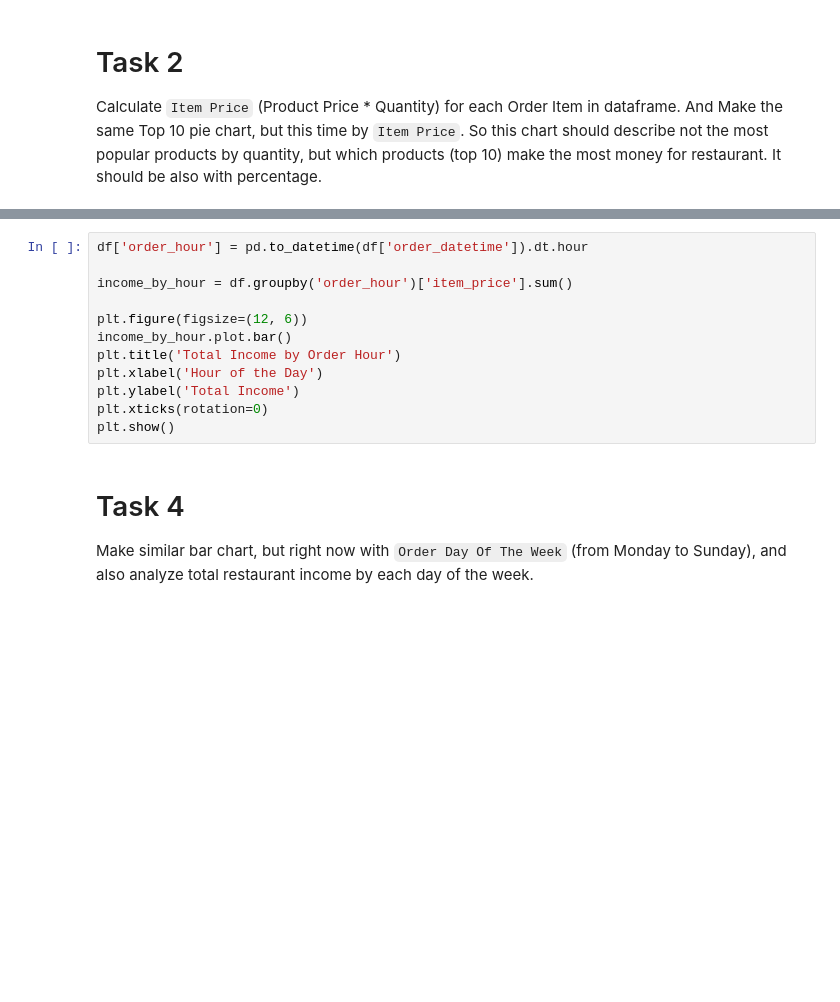
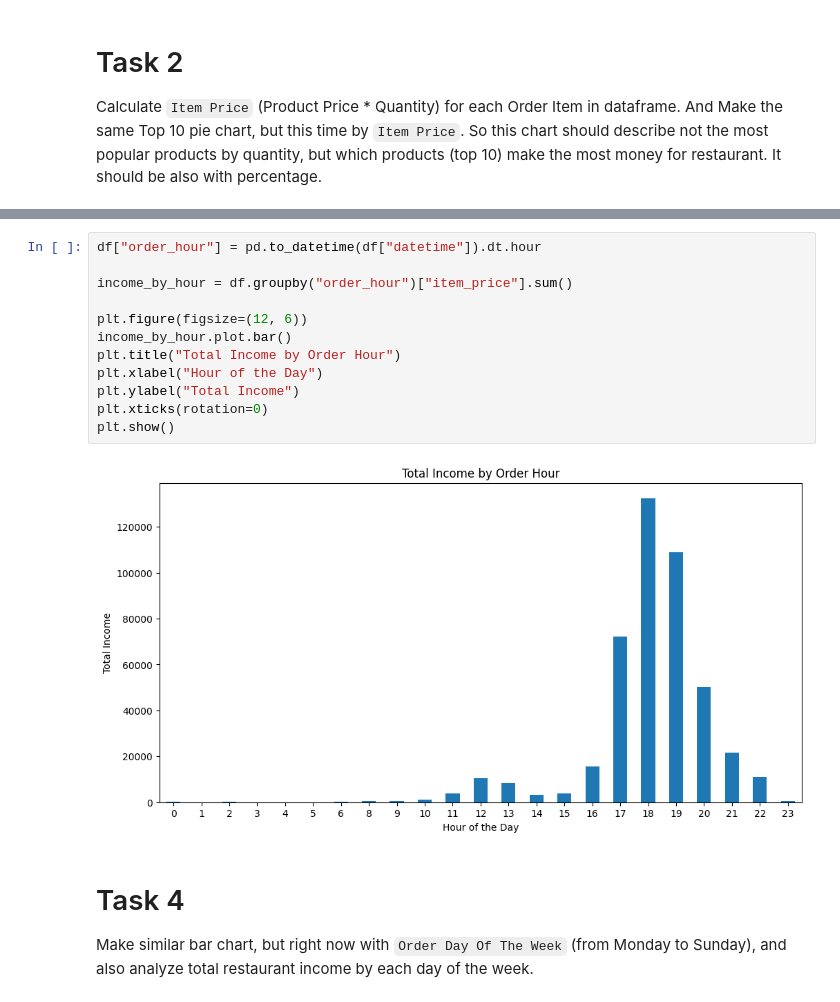
Before and after one commit to VitalyBashkiser/py-restaurant-data-analysis, a Jupyter notebook: app/main.ipynb, the cells around one changed output, grey strips where cells are left out. Saved outputs shown, nothing was run; the diff lists cells and outputs as text; blank space fills up the shorter version.

```diff
--- a/app/main.ipynb
+++ b/app/main.ipynb
@@ -60,17 +86,19 @@ Example:
 
 ![bar chart](../demo/bar.png)
 # %%
-df['order_hour'] = pd.to_datetime(df['order_datetime']).dt.hour
+df["order_hour"] = pd.to_datetime(df["datetime"]).dt.hour
 
-income_by_hour = df.groupby('order_hour')['item_price'].sum()
+income_by_hour = df.groupby("order_hour")["item_price"].sum()
 
 plt.figure(figsize=(12, 6))
 income_by_hour.plot.bar()
-plt.title('Total Income by Order Hour')
-plt.xlabel('Hour of the Day')
-plt.ylabel('Total Income')
+plt.title("Total Income by Order Hour")
+plt.xlabel("Hour of the Day")
+plt.ylabel("Total Income")
 plt.xticks(rotation=0)
 plt.show()
+# %% [output]
+[figure, added]
 # %% [markdown]
 # Task 4
 Make similar bar chart, but right now with `Order Day Of The Week` (from Monday to Sunday), and also analyze total restaurant income by each day of the week.
```
Also changed, not shown: parts of 6 cells of this notebook, 3 other files.
